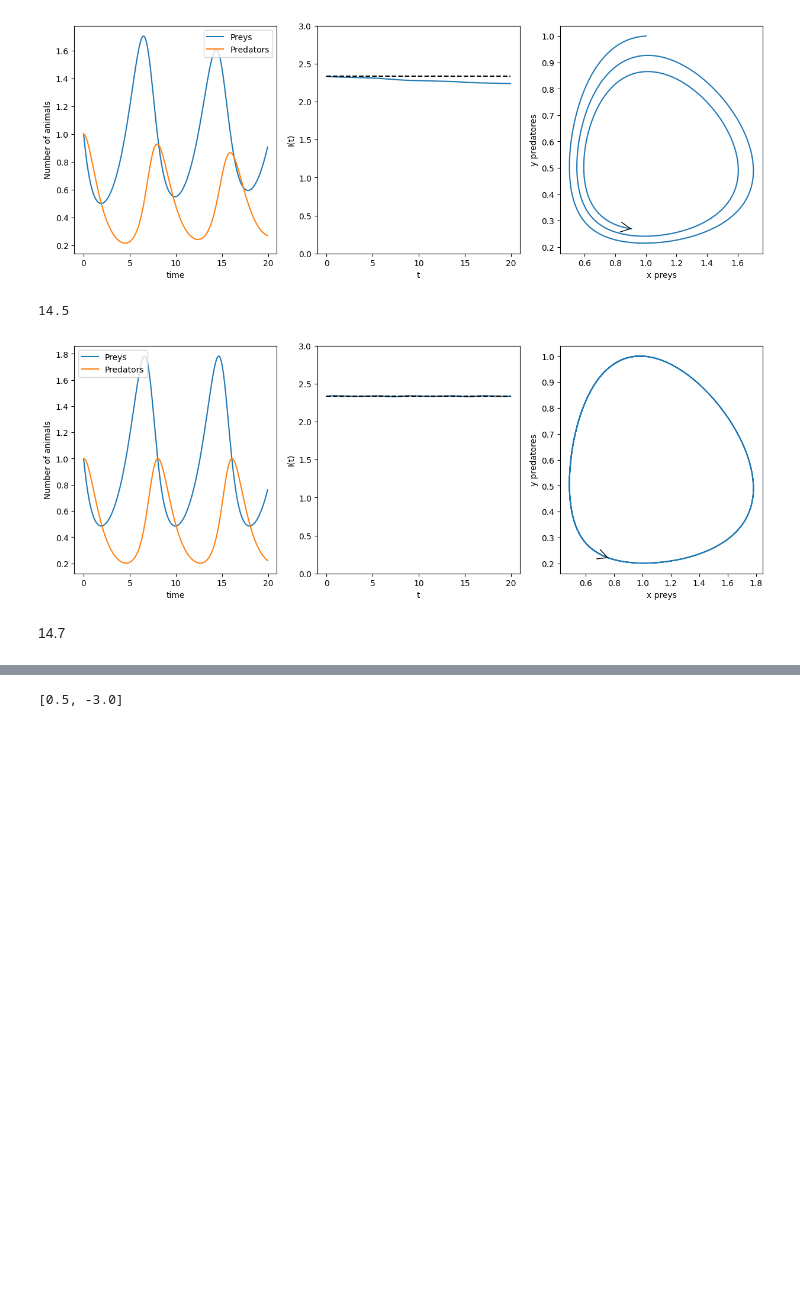
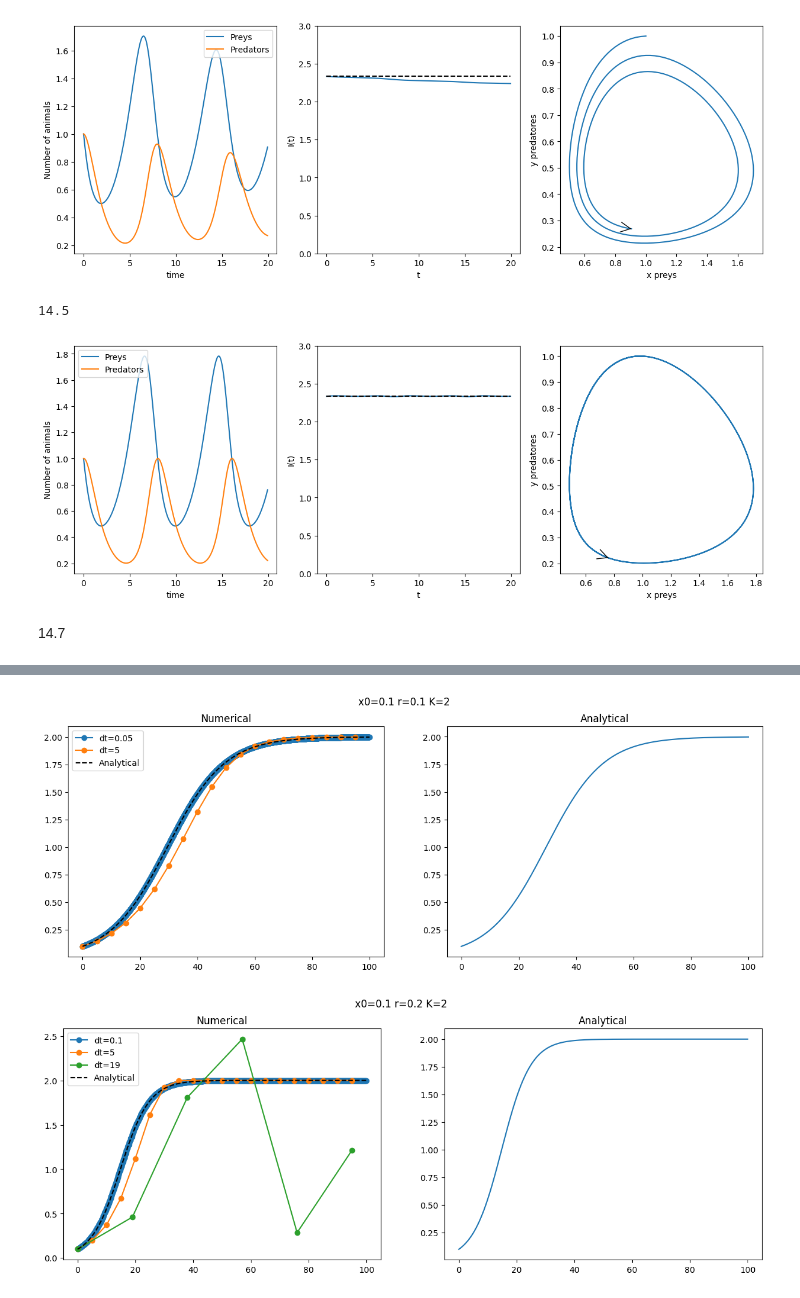
Before and after one commit to heden1/Simulation-of-complex-systems, a Jupyter notebook: HW4.ipynb, the cells around one changed output, grey strips where cells are left out. Saved outputs shown, nothing was run; the diff lists cells and outputs as text; code cells hidden in the pictures; blank space fills up the shorter version.

```diff
--- a/HW4.ipynb
+++ b/HW4.ipynb
@@ -52,15 +52,14 @@ def LogisticGrowthModelAnalytic(t,x0=0.1,dt=5,r=0.1,K=2):
     return(xt)
 
 def LogisticEquationNumericalExplicit(xn,dt,r,K):
-    return xn+r*(xn-(xn**2)/K)*dt
+    return xn+r*xn*(1-xn/K)*dt    # xn+r*(xn-(xn**2)/K)*dt
 
 def LogisticEquationNumericalImplicit(xn,dt,r,K):
     a=r*dt/K
-    b=-1+r*dt
+    b=1-r*dt
     c=-xn
     xTildeNext=SolveQuadrticPolynomial(a,b,c)
-    xTildeNext=xTildeNext[1]
-    #xTildeNext=min(xTildeNext, key=lambda x:abs(x-xn))
+    xTildeNext=min(xTildeNext, key=lambda x:abs(x-xn))
     return xn+r*xTildeNext*(1-xTildeNext/K)*dt
 
 def LogisticGrowthModelNumerical(function,t,dt,r=0.1,K=2,x0=0.1):
@@ -117,9 +116,8 @@ def PlotLogisticGrowthModel(function,dts=[0.05,5],r=0.1,K=2,x0=0.1,totalTime=100
         allN.append(N)
         allTs.append(ts)
 
-    dt=0.01
-    ts=np.arange(0,totalTime,dt)
-    NAnalytical=LogisticGrowthModelAnalytic(ts,dt=dt)
+
+    NAnalytical=LogisticGrowthModelAnalytic(np.arange(0,totalTime,0.01),dt=0.01,r=r,K=K,x0=x0)
 
     fig,(ax1,ax2)=plt.subplots(1,2,figsize=(15,5))
     fig.suptitle('x0='+str(x0)+' r='+str(r)+' K='+str(K))
@@ -127,12 +125,15 @@ def PlotLogisticGrowthModel(function,dts=[0.05,5],r=0.1,K=2,x0=0.1,totalTime=100
     ax1.set_title("Numerical")
     for i in range (len(dts)):
         ax1.plot(allTs[i],allN[i],linestyle='-', marker='o',label ='dt='+str(dts[i]))
+    ax1.plot(np.arange(0,totalTime,0.01),NAnalytical,'--',color='black',label='Analytical')
     ax1.legend()
-    ax2.plot(ts,NAnalytical)
+
+    ax2.plot(np.arange(0,totalTime,0.01),NAnalytical)
     ax2.set_title("Analytical")
 
 def SolveQuadrticPolynomial(a,b,c):
     if b**2-4*a*c <0:
+        print (b,a,c)
         print("complex")
     sol1=(-b+np.sqrt(b**2-4*a*c))/(2*a)
     sol2=(-b-np.sqrt(b**2-4*a*c))/(2*a)
@@ -173,4 +169,7 @@ PlotLogisticGrowthModel(LogisticEquationNumericalImplicit)
-# %%
-SolveQuadrticPolynomial(2,5,-3)
-# %% [output]
-[0.5, -3.0]
+# %%
+PlotLogisticGrowthModel(LogisticEquationNumericalExplicit)
+#Hint: Choose Δt ≪ r−1. Why?
+PlotLogisticGrowthModel(LogisticEquationNumericalExplicit,r=0.2,dts=[0.1,5,19])
+# %% [output]
+[figure, added]
+[figure, added]
```
Also changed, not shown: parts of 7 cells of this notebook, 2 other files.
